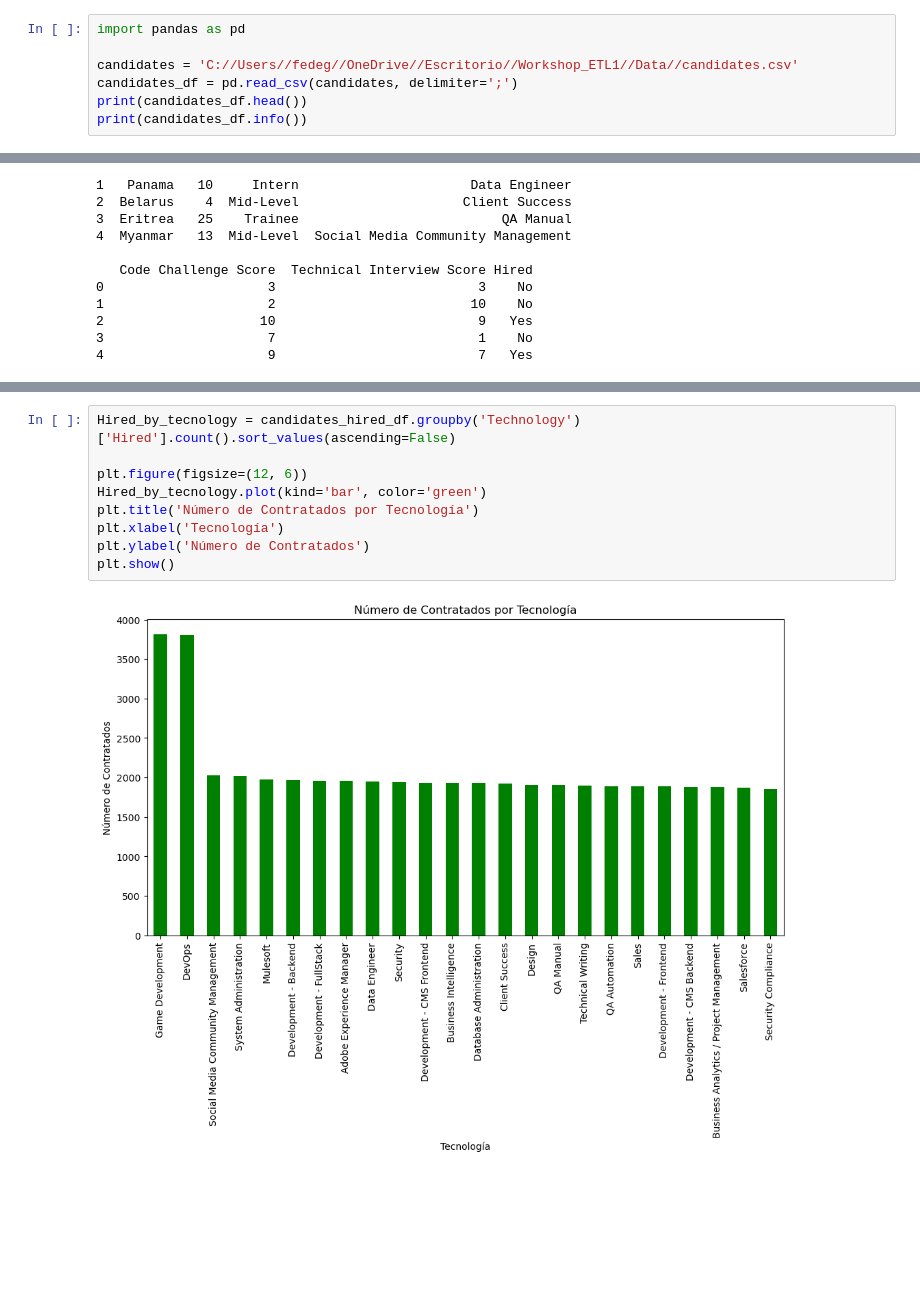
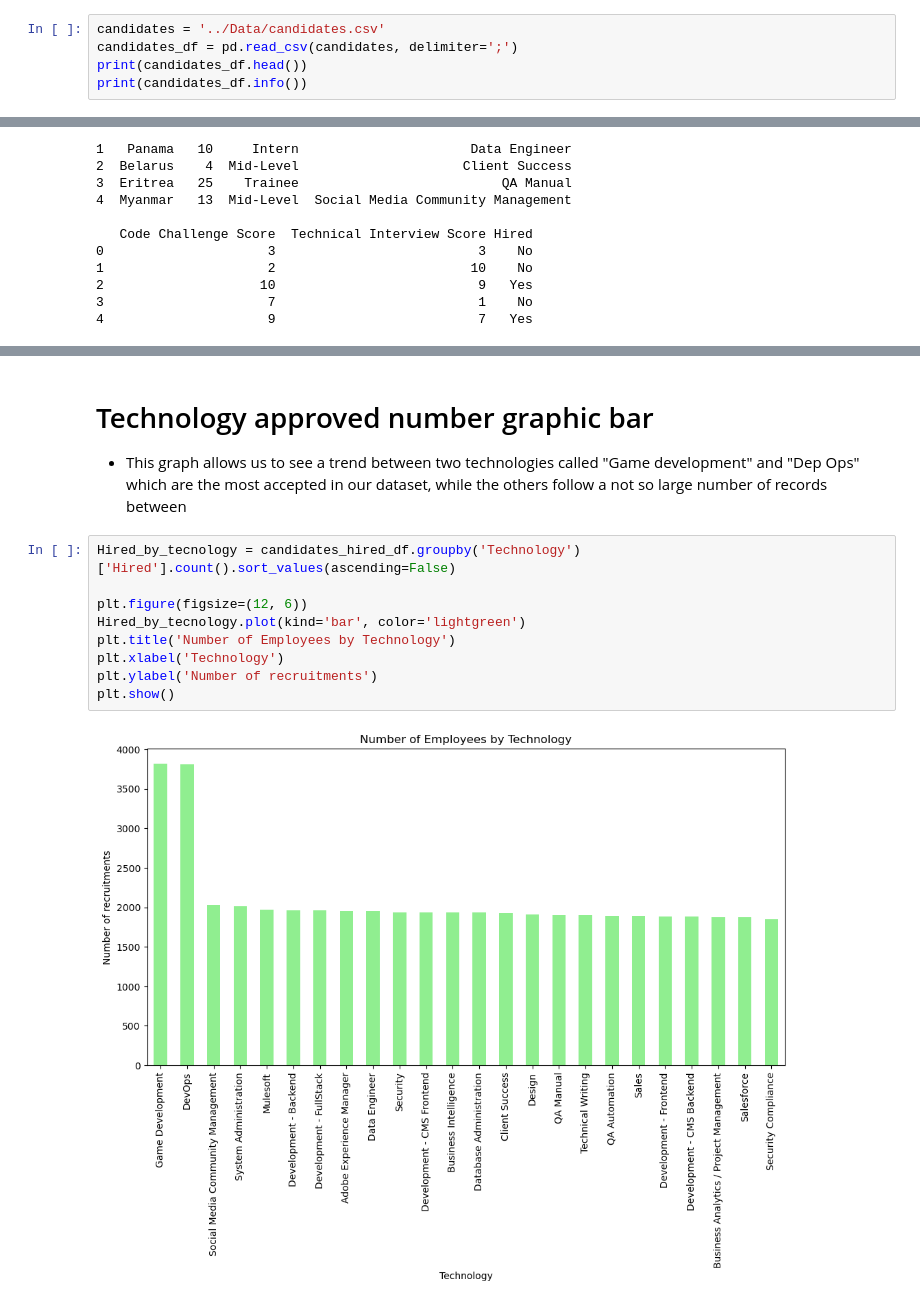
Before and after one commit to Federic0GC/Workshop_ETL1, a Jupyter notebook: Notebook/Workshop_1_Analysis.ipynb, the cells around one changed output, grey strips where cells are left out. Saved outputs shown, nothing was run; the diff lists cells and outputs as text; blank space fills up the shorter version.

```diff
--- a/Notebook/Workshop_1_Analysis.ipynb
+++ b/Notebook/Workshop_1_Analysis.ipynb
@@ -32,7 +33,5 @@ db_database = os.getenv("DB_DATABASE")
 # %%
-import pandas as pd
-
-candidates = 'C://Users//fedeg//OneDrive//Escritorio//Workshop_ETL1//Data//candidates.csv'
+candidates = '../Data/candidates.csv'
 candidates_df = pd.read_csv(candidates, delimiter=';')
 print(candidates_df.head())
 print(candidates_df.info())
@@ -243,11 +242,14 @@ plt.show()
+# %% [markdown]
+# Technology approved number graphic bar
+- This graph allows us to see a trend between two technologies called "Game development" and "Dep Ops" which are the most accepted in our dataset, while the others follow a not so large number of records between
 # %%
 Hired_by_tecnology = candidates_hired_df.groupby('Technology')['Hired'].count().sort_values(ascending=False)
 
 plt.figure(figsize=(12, 6))
-Hired_by_tecnology.plot(kind='bar', color='green')
-plt.title('Número de Contratados por Tecnología')
-plt.xlabel('Tecnología')
-plt.ylabel('Número de Contratados')
+Hired_by_tecnology.plot(kind='bar', color='lightgreen')
+plt.title('Number of Employees by Technology')
+plt.xlabel('Technology')
+plt.ylabel('Number of recruitments')
 plt.show()
 # %% [output]
-[figure, old version]
+[figure, new version]
```
Also changed, not shown: parts of 42 cells of this notebook.
